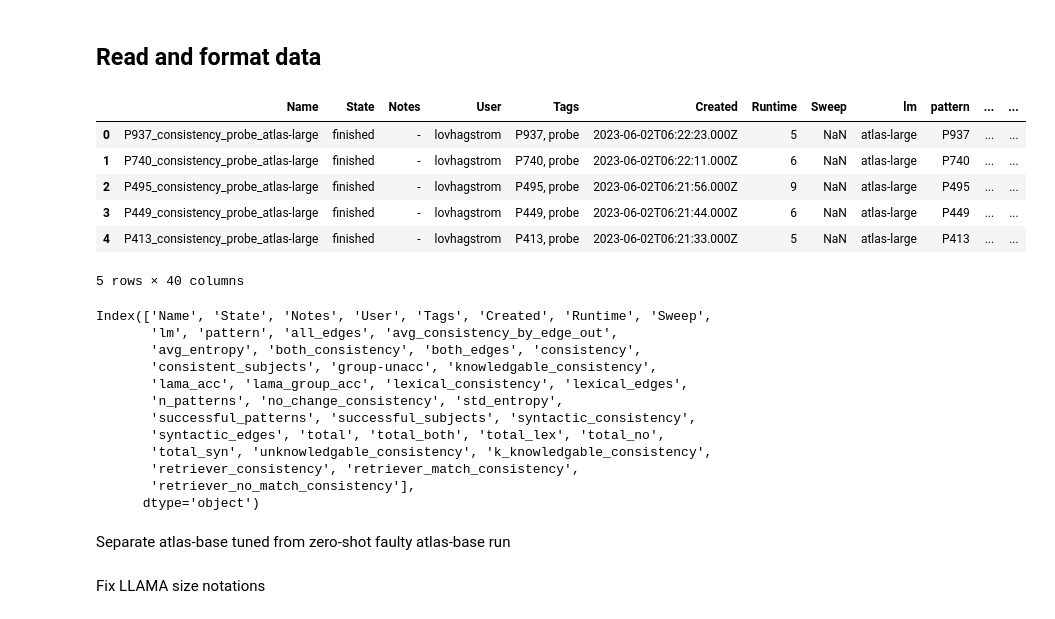
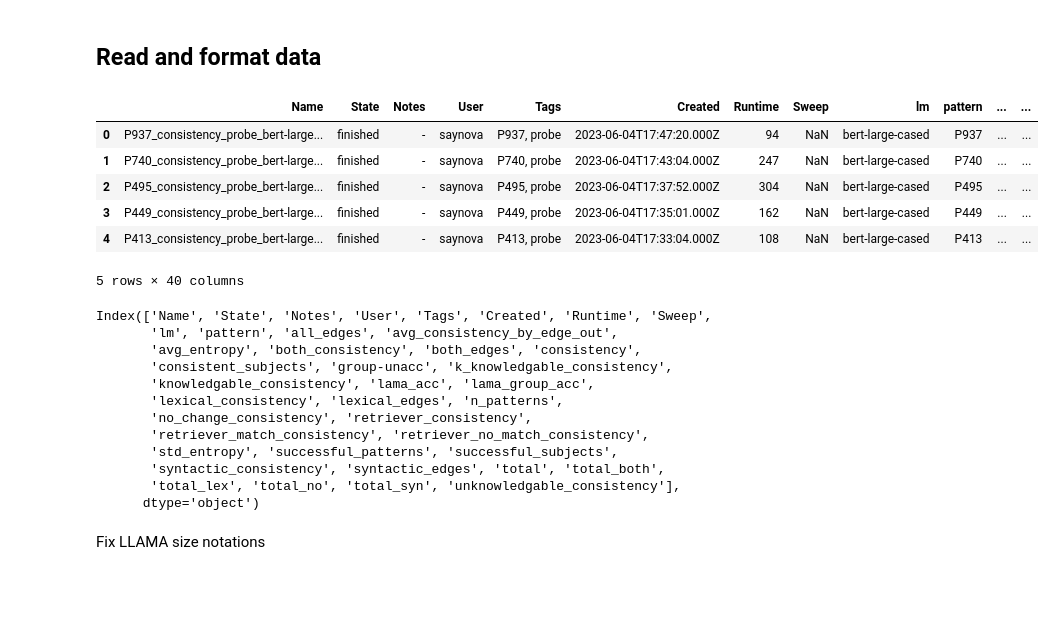
Before and after one commit to killahwhaleX/pararelstar, a Jupyter notebook: generate_result_plots.ipynb, the cells around one changed output. Drawn from its saved outputs; the diff is of its cells as text; code cells hidden in the pictures; blank space fills up the shorter version.

```diff
--- a/generate_result_plots.ipynb
+++ b/generate_result_plots.ipynb
@@ -87,15 +87,15 @@ relations_options_classification = {"ok": ["P17",
 # %% [markdown]
 ## Read and format data
 # %%
-data = pd.read_csv("data/results/2023_06_02_full_relevant_models_with_llama.csv")
+data = pd.read_csv("data/results/2023_06_05_full_relevant_models.csv")
 data.head()
 # %% [output]
 |  | Name | State | Notes | User | Tags | Created | Runtime | Sweep | lm | pattern | ... | ... |
-| 0 | P937_consistency_probe_atlas-large | finished | - | lovhagstrom | P937, probe | 2023-06-02T06:22:23.000Z | 5 | NaN | atlas-large | P937 | ... | ... |
-| 1 | P740_consistency_probe_atlas-large | finished | - | lovhagstrom | P740, probe | 2023-06-02T06:22:11.000Z | 6 | NaN | atlas-large | P740 | ... | ... |
-| 2 | P495_consistency_probe_atlas-large | finished | - | lovhagstrom | P495, probe | 2023-06-02T06:21:56.000Z | 9 | NaN | atlas-large | P495 | ... | ... |
-| 3 | P449_consistency_probe_atlas-large | finished | - | lovhagstrom | P449, probe | 2023-06-02T06:21:44.000Z | 6 | NaN | atlas-large | P449 | ... | ... |
-| 4 | P413_consistency_probe_atlas-large | finished | - | lovhagstrom | P413, probe | 2023-06-02T06:21:33.000Z | 5 | NaN | atlas-large | P413 | ... | ... |
+| 0 | P937_consistency_probe_bert-large... | finished | - | saynova | P937, probe | 2023-06-04T17:47:20.000Z | 94 | NaN | bert-large-cased | P937 | ... | ... |
+| 1 | P740_consistency_probe_bert-large... | finished | - | saynova | P740, probe | 2023-06-04T17:43:04.000Z | 247 | NaN | bert-large-cased | P740 | ... | ... |
+| 2 | P495_consistency_probe_bert-large... | finished | - | saynova | P495, probe | 2023-06-04T17:37:52.000Z | 304 | NaN | bert-large-cased | P495 | ... | ... |
+| 3 | P449_consistency_probe_bert-large... | finished | - | saynova | P449, probe | 2023-06-04T17:35:01.000Z | 162 | NaN | bert-large-cased | P449 | ... | ... |
+| 4 | P413_consistency_probe_bert-large... | finished | - | saynova | P413, probe | 2023-06-04T17:33:04.000Z | 108 | NaN | bert-large-cased | P413 | ... | ... |
 5 rows × 40 columns
 # %%
 data.columns
@@ -103,14 +103,12 @@ data.columns
 Index(['Name', 'State', 'Notes', 'User', 'Tags', 'Created', 'Runtime', 'Sweep',
        'lm', 'pattern', 'all_edges', 'avg_consistency_by_edge_out',
        'avg_entropy', 'both_consistency', 'both_edges', 'consistency',
-       'consistent_subjects', 'group-unacc', 'knowledgable_consistency',
-       'lama_acc', 'lama_group_acc', 'lexical_consistency', 'lexical_edges',
-       'n_patterns', 'no_change_consistency', 'std_entropy',
-       'successful_patterns', 'successful_subjects', 'syntactic_consistency',
-       'syntactic_edges', 'total', 'total_both', 'total_lex', 'total_no',
-       'total_syn', 'unknowledgable_consistency', 'k_knowledgable_consistency',
-       'retriever_consistency', 'retriever_match_consistency',
-       'retriever_no_match_consistency'],
+       'consistent_subjects', 'group-unacc', 'k_knowledgable_consistency',
+       'knowledgable_consistency', 'lama_acc', 'lama_group_acc',
+       'lexical_consistency', 'lexical_edges', 'n_patterns',
+       'no_change_consistency', 'retriever_consistency',
+       'retriever_match_consistency', 'retriever_no_match_consistency',
+       'std_entropy', 'successful_patterns', 'successful_subjects',
+       'syntactic_consistency', 'syntactic_edges', 'total', 'total_both',
+       'total_lex', 'total_no', 'total_syn', 'unknowledgable_consistency'],
       dtype='object')
-# %% [markdown]
-Separate atlas-base tuned from zero-shot faulty atlas-base run
```
Also changed, not shown: parts of 8 cells of this notebook.
